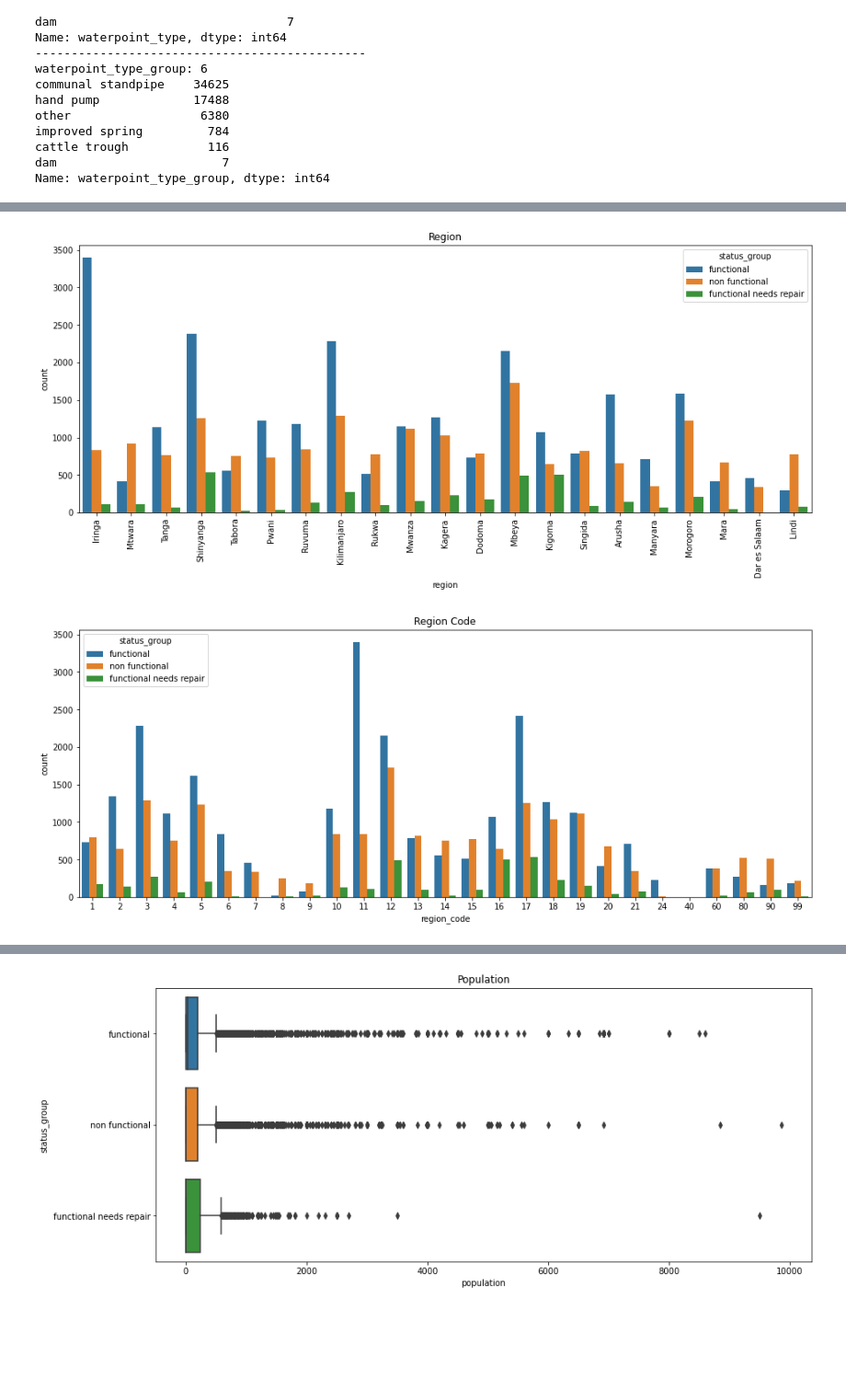
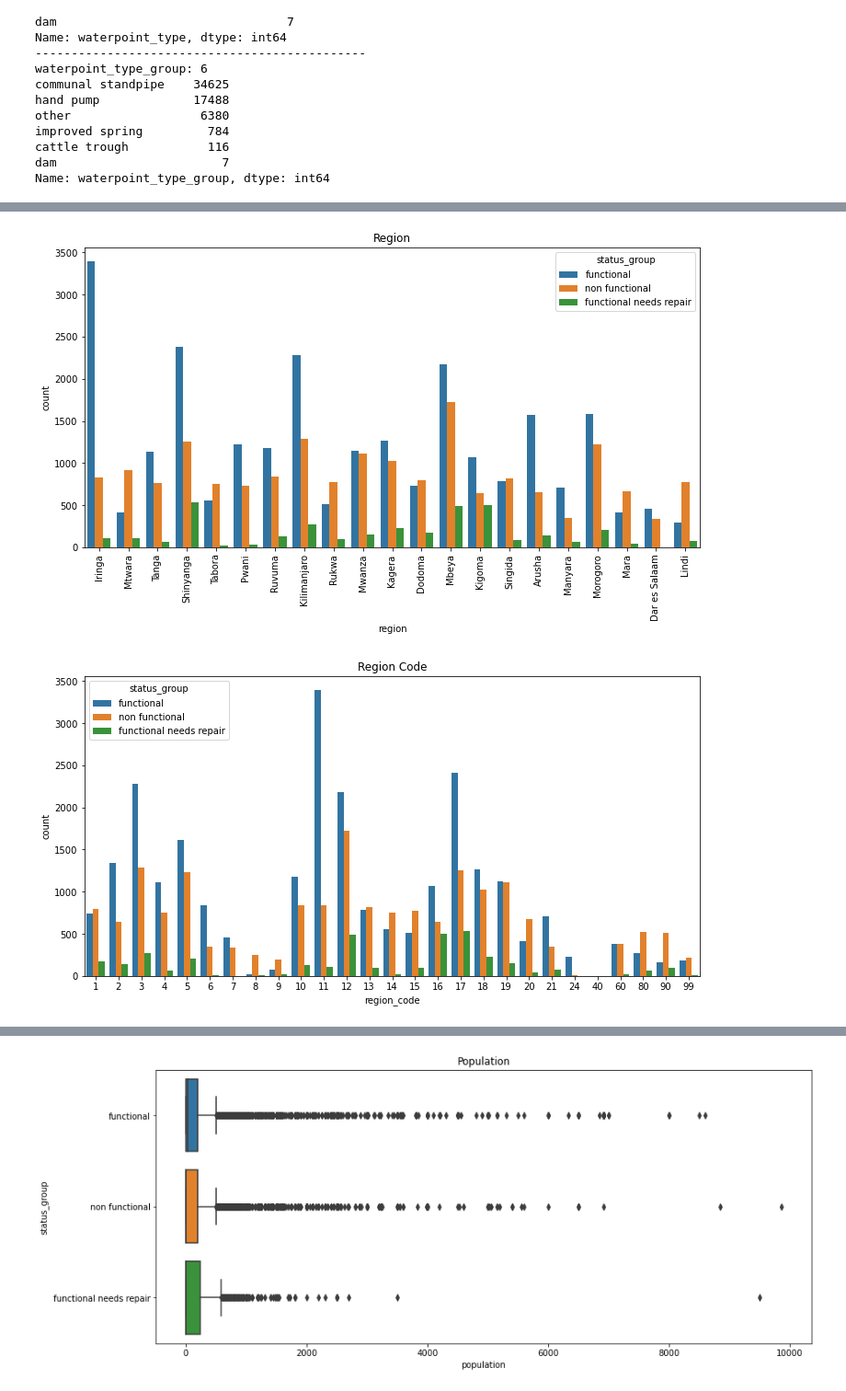
Before and after one commit to arunmalik1/Tanzanian-Water-Well-Classification, a Jupyter notebook: Tanzanian_Classification_Project.ipynb, the cells around one changed output, grey strips where cells are left out. Shown: that part at 92% size. Saved outputs shown, nothing was run; the diff lists cells and outputs as text; code cells hidden in the pictures; blank space fills up the shorter version.

```diff
--- a/Tanzanian_Classification_Project.ipynb
+++ b/Tanzanian_Classification_Project.ipynb
@@ -47,9 +47,9 @@ test_value_df = pd.read_csv("/Users/arun/Desktop/Flatiron/Projects/Phase3_Projec
 # %%
 #read in the training values data and set id as the index
-training_value_df = pd.read_csv('/Users/arun/Desktop/Flatiron/Projects/Phase3_Project/Training_set_values.csv', index_col = 0)
+training_value_df = pd.read_csv('/Users/arun/Desktop/Flatiron/Projects/Phase3_Project/Tanzanian-Water-Well-Classification/Raw_Data/Training_set_values.csv', index_col = 0)
 
 #read in the training labels data and set id as the index
-training_label_df = pd.read_csv('/Users/arun/Desktop/Flatiron/Projects/Phase3_Project/Training_set_labels.csv', index_col = 0)
+training_label_df = pd.read_csv('/Users/arun/Desktop/Flatiron/Projects/Phase3_Project/Tanzanian-Water-Well-Classification/Raw_Data/Training_set_labels.csv', index_col = 0)
 
 #combine the training datasets
 training_df = pd.concat([training_value_df, training_label_df], axis=1)
@@ -634,17 +618,17 @@ sns.countplot(data=df,x='basin',hue='status_group').set(title='Basin')
 # %%
 #disparities between regions for functioning water pumps.
-plt.figure(figsize=(16,6))
+plt.figure(figsize=(12,6))
 sns.countplot(data=df,x='region',hue='status_group').set(title='Region')
 plt.xticks(rotation=90)
 plt.show()
 # %% [output]
-[figure, old version]
+[figure, new version]
 # %%
 #disparities between region codes for functioning water pumps.
-plt.figure(figsize=(16,6))
+plt.figure(figsize=(12,6))
 sns.countplot(data=df,x='region_code',hue='status_group').set(title='Region Code')
 plt.show()
 # %% [output]
-[figure, old version]
+[figure, new version]
 # %%
 #disparities between district codes for functioning water pumps.
```
Also changed, not shown: parts of 49 cells of this notebook, 22 other files.
